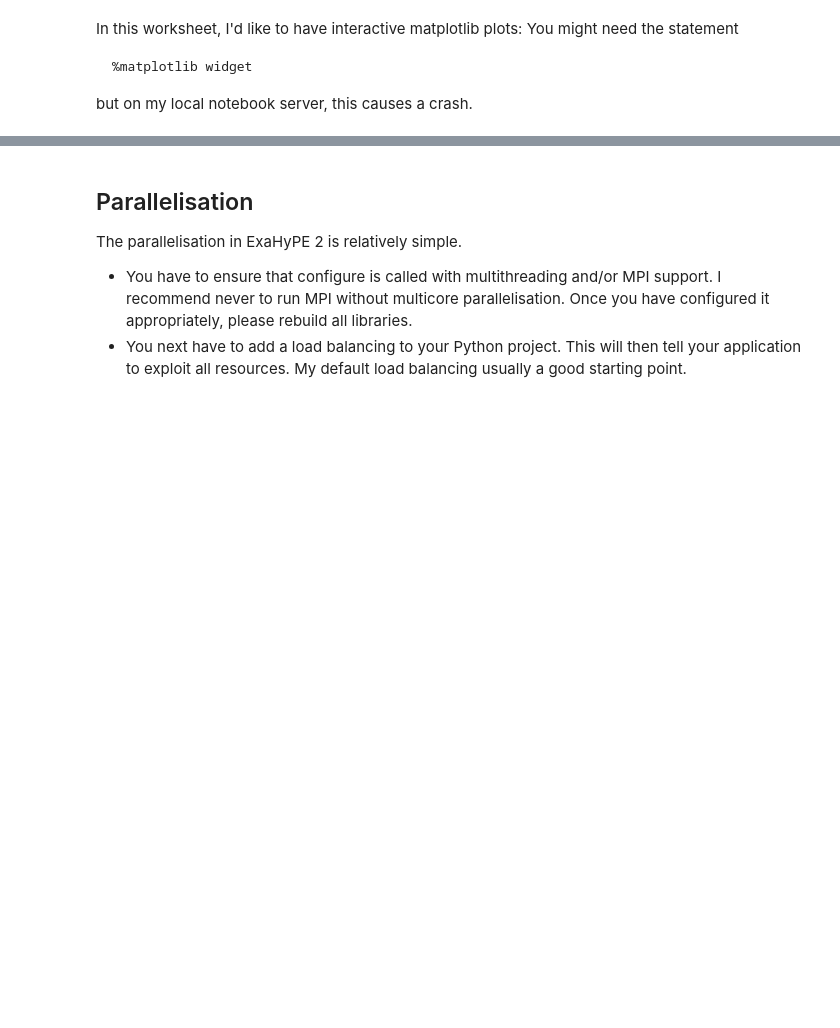
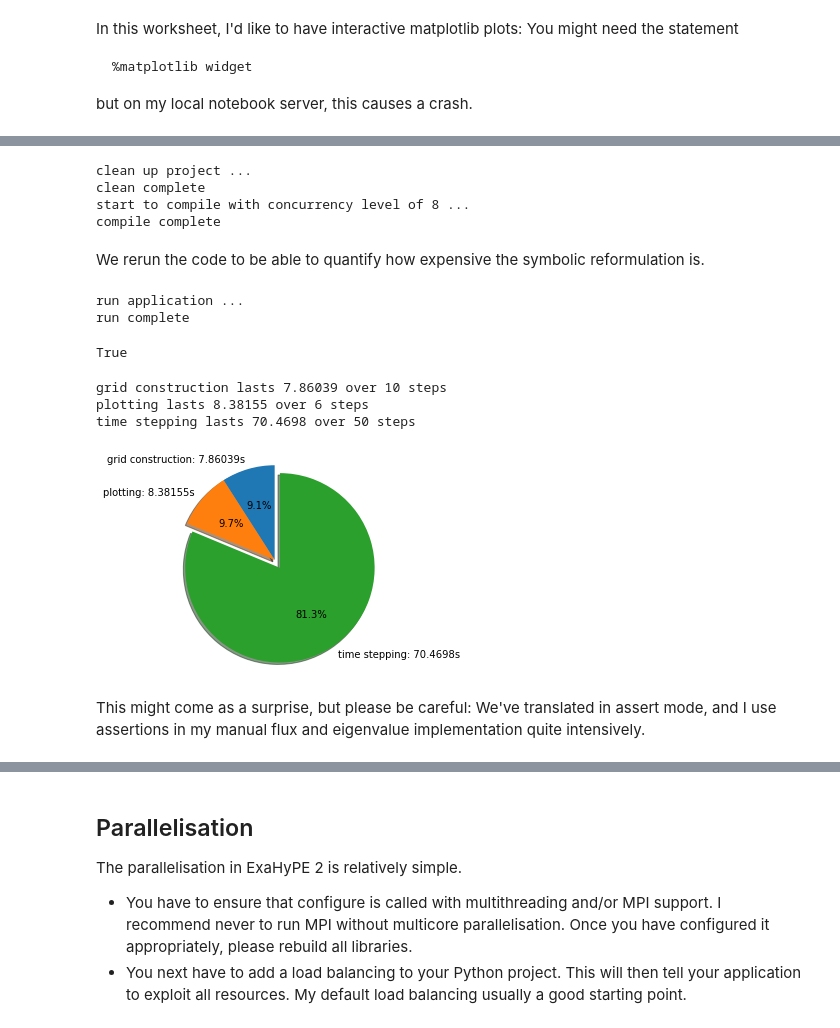
Before and after one commit to kittytastic/Peano-Fork, a Jupyter notebook: examples/exahype2/euler/euler-with-ExaHyPE.ipynb, the cells around one changed output, grey strips where cells are left out. Cells and saved outputs as stored; diff of their text form; code cells hidden in the pictures; blank space fills up the shorter version.

```diff
--- a/examples/exahype2/euler/euler-with-ExaHyPE.ipynb
+++ b/examples/exahype2/euler/euler-with-ExaHyPE.ipynb
@@ -208,0 +404,27 @@ This part yet is to be written
+# %%
+peano4_project.build( make_clean_first = True, number_of_parallel_builds = parallel_builds )
+# %% [output]
+clean up project ...
+clean complete
+start to compile with concurrency level of 8 ...
+compile complete
+# %% [markdown]
+We rerun the code to be able to quantify how expensive the symbolic reformulation is.
+# %%
+peano4_project.run( [], prefix = ["mpirun", "-n", "1"], pipefile = "output-symbolic.txt", rebuild_if_required=False )
+# %% [output]
+run application ...
+run complete
+True
+# %%
+import exahype2
+
+performance_data = exahype2.postprocessing.PerformanceData( "output-symbolic.txt", verbose=False )
+exahype2.postprocessing.plot_pie_chart_over_simulation_phases(performance_data)
+# %% [output]
+grid construction lasts 7.86039 over 10 steps
+plotting lasts 8.38155 over 6 steps
+time stepping lasts 70.4698 over 50 steps
+[figure, added]
+# %% [markdown]
+This might come as a surprise, but please be careful: We've translated in assert mode, and I use assertions in my manual flux and eigenvalue implementation quite intensively.
```
Also changed, not shown: parts of 40 cells of this notebook, 14 other files.
